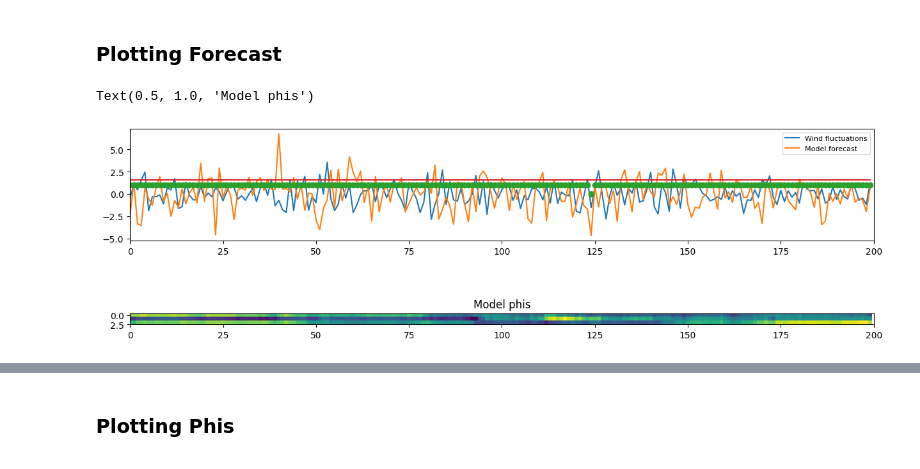
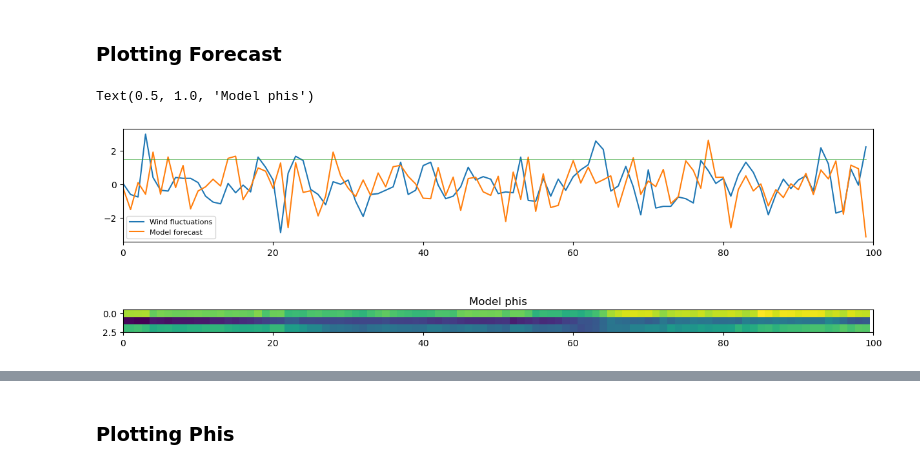
Before and after one commit to Moorboor/WindGust, a Jupyter notebook: AutoRegression2.ipynb, the cells around one changed output, grey strips where cells are left out. Cells and saved outputs as stored; diff of their text form; code cells hidden in the pictures.

```diff
--- a/AutoRegression2.ipynb
+++ b/AutoRegression2.ipynb
@@ -406,14 +417,14 @@ def get_phis(data, p, train_per):
 # %% [markdown]
 ### Model Configuration
 # %%
-train_per = 20
+train_per = 60
 gust_th = 1.5
-p = 2
+p = 3
 beta = 1
 gust_th_gauss = gust_th ** beta
 dataset_gauss = np.sign(dataset) * np.abs(dataset)**beta
 # %%
-phis, mean_gamma = get_phis(dataset_gauss, p=p, train_per=train_per)
+phis, mean_gammas, acfs = get_phis(dataset_gauss, p=p, train_per=train_per)
 # %% [markdown]
 ### Forecast
 # %% [markdown]
@@ -421,6 +432,6 @@ $AR(p) = \phi_1x_{t-1}+\phi_2x_{t-2}+\phi_3x_{t-3}+{\color{yellow}{w(t)}}$
 # %% [markdown]
 $w(t) \sim \mathcal{N}(\mu=0, \sigma_w^2)$
 # %%
-var_w = mean_gamma[0] - (phis * mean_gamma[1:].T).sum(axis=1)
+var_w = mean_gammas[0] - (phis * mean_gammas[1:].T).sum(axis=1)
 var_w[var_w<0] = 0.001
-white_noise = rng.normal(scale=var_w[p:-1])
+white_noise = rng.normal(scale=var_w[:-1])
@@ -427,7 +440,7 @@ white_noise = rng.normal(scale=var_w[p:-1])
 # %%
-indices = np.arange(train_per-1, len(dataset_gauss))[:, None] - np.arange(p)
+indices = np.arange(train_per+p-1, len(dataset_gauss)-1)[:, None] - np.arange(p)
 x = dataset_gauss[indices]
 
-res = x[p:-1] * phis
+res = x * phis[:-1]
 res = res.sum(axis=1)
 res += white_noise
@@ -532,23 +544,23 @@ IndexError: list index out of range
 # %% [markdown]
 ### Plotting Forecast
 # %%
-window = 200
-n = 6749828 - window
+window = 100
+n = 7750000 - window
 
 _, (ax1,ax2) = plt.subplots(2,1, figsize=(15,5))
 
-ax1.plot(dataset[n+train_per:n+window+train_per], label="Wind fluctuations")
+ax1.plot(dataset[n+train_per+p:n+window+train_per+p], label="Wind fluctuations")
 ax1.plot(res[n:n+window], label="Model forecast")
-ax1.plot(wind_gusts_pred[n:n+window], "o")
+#ax1.plot(wind_gusts_pred[n:n+window], "o")
 ax1.set_xlim(0,window)
 ax1.legend(fontsize=8)
-ax1.plot(np.ones(window)*1.6)
+ax1.plot(np.ones(window)*1.5, linewidth=0.4)
 
 ax2.imshow(phis[n:n+window].T)
 ax2.set_xlim(0,window)
 ax2.set_title("Model phis")
 
 # plt.savefig(os.path.join(PLOTS_PATH, "ForecastAndPhis.png"), format="png", dpi=300, bbox_inches="tight")
 # %% [output]
 Text(0.5, 1.0, 'Model phis')
-[figure, old version]
+[figure, new version]
```
Also changed, not shown: parts of 32 cells of this notebook, 3 other files.
